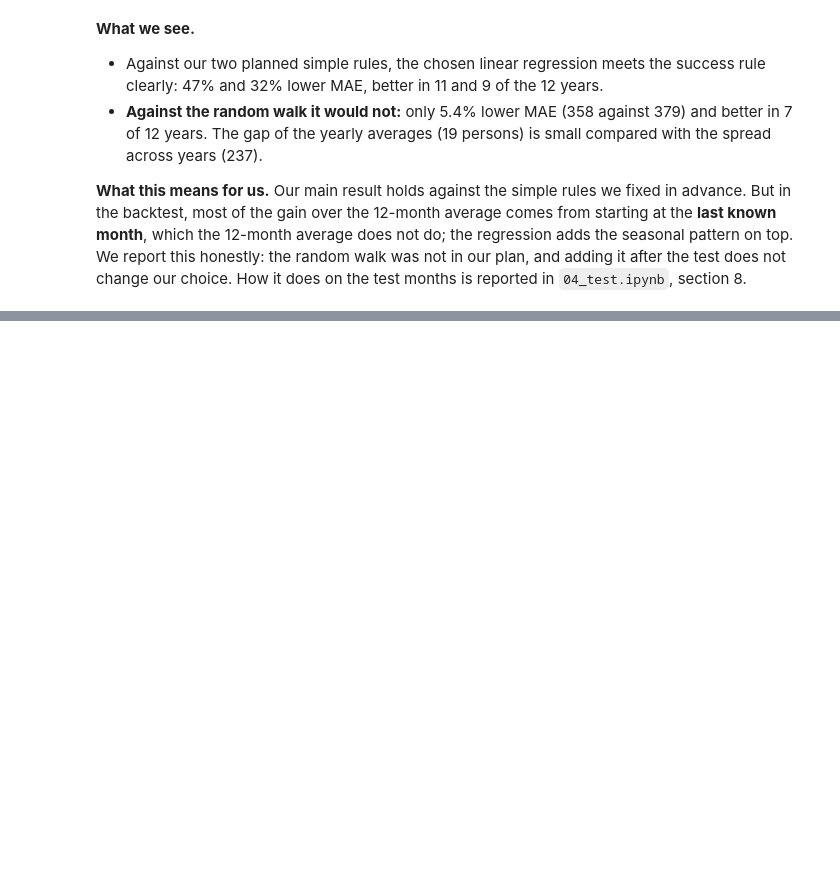
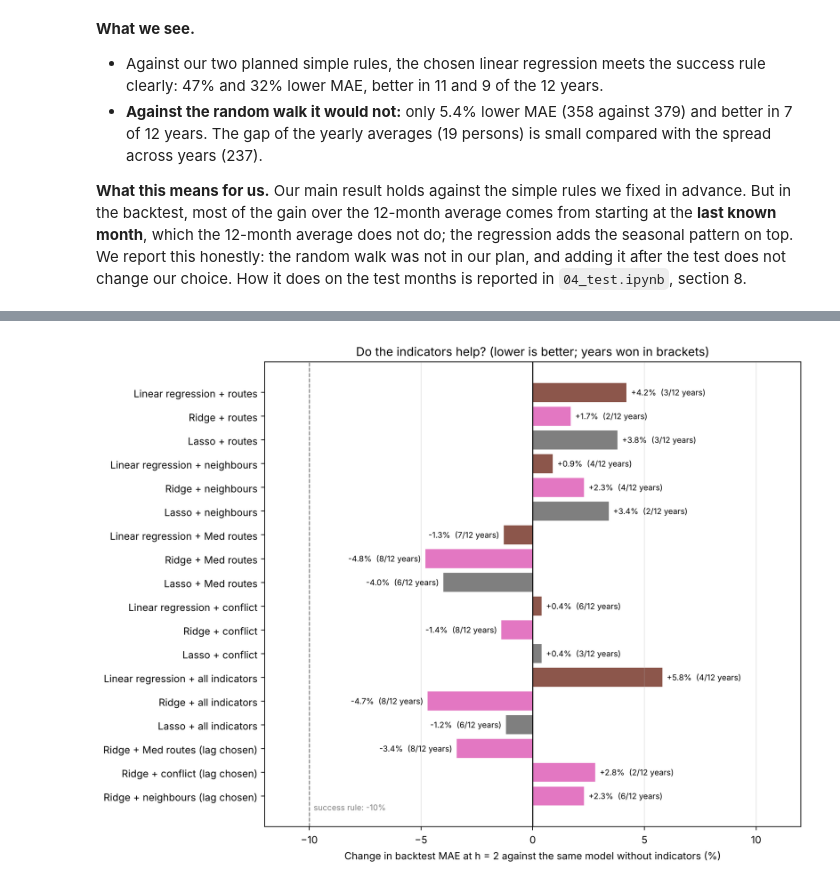
Before and after one commit to axe3010/dsf-asylum-forecast-II, a Jupyter notebook: code/03_evaluate.ipynb, the cells around one changed output, grey strips where cells are left out. Drawn from its saved outputs; the diff is of its cells as text; code cells hidden in the pictures; blank space fills up the shorter version.

```diff
--- a/code/03_evaluate.ipynb
+++ b/code/03_evaluate.ipynb
@@ -684,0 +639,6 @@ plt.show()
+# %%
+pairs = ([(f"{m} + {b}", m) for b in indicators + ["all indicators"] for m in regression_models]
+         + [(m, "Ridge") for m in lag_models])
+year_table = pd.DataFrame([compare(a, b) for a, b in pairs]).set_index("model")
+by_year_b.to_csv("../output/tables/03_extra_by_year_h2.csv")
+year_table.drop(columns=["against"])
@@ -786,0 +754,27 @@ No. Our plan keeps a block only if it lowers the MAE by at least 10% **and** win
+# %%
+labels, values, colours = [], [], []
+for a, b in pairs:
+    labels.append(a)
+    values.append(year_table.loc[a, "change in MAE (%)"])
+    colours.append(plt.cm.tab10(regression_models.index(b) + 5))     # same colours as in sections 5 and 6
+
+fig, ax = plt.subplots(figsize=(10, 7.5))
+ax.barh(range(len(labels)), values, color=colours)
+for i, a in enumerate(labels):
+    ax.text(values[i] + (0.2 if values[i] >= 0 else -0.2), i, f"{values[i]:+.1f}%  ({year_table.loc[a, 'years won (of 12)']}/12 years)",
+            va="center", ha="left" if values[i] >= 0 else "right", fontsize=8)
+ax.axvline(0, color="black", linewidth=1)
+ax.axvline(-10, color="grey", linestyle="--", linewidth=1)
+ax.text(-9.8, len(labels) - 0.4, "success rule: -10%", color="grey", fontsize=8)
+ax.set_yticks(range(len(labels)))
+ax.set_yticklabels(labels)
+ax.invert_yaxis()
+ax.set_xlim(-12, 12)
+ax.set_xlabel("Change in backtest MAE at h = 2 against the same model without indicators (%)")
+ax.set_title("Do the indicators help? (lower is better; years won in brackets)")
+ax.grid(axis="x", alpha=0.3)
+plt.tight_layout()
+plt.savefig("../output/figures/03_extra_data_effect_h2.png")
+plt.show()
+# %% [output]
+[figure, added]
```
Also changed, not shown: parts of 49 cells of this notebook, 24 other files.
